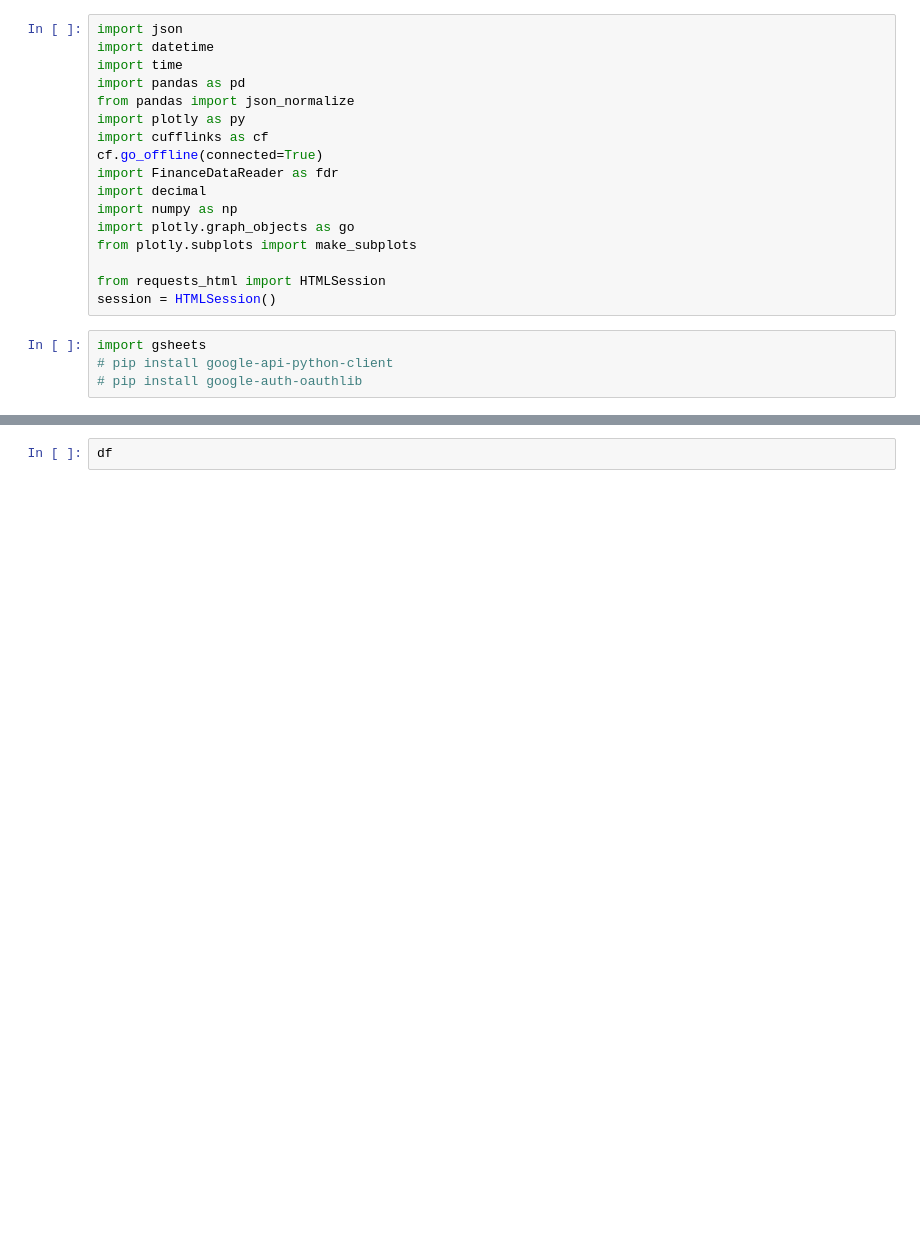
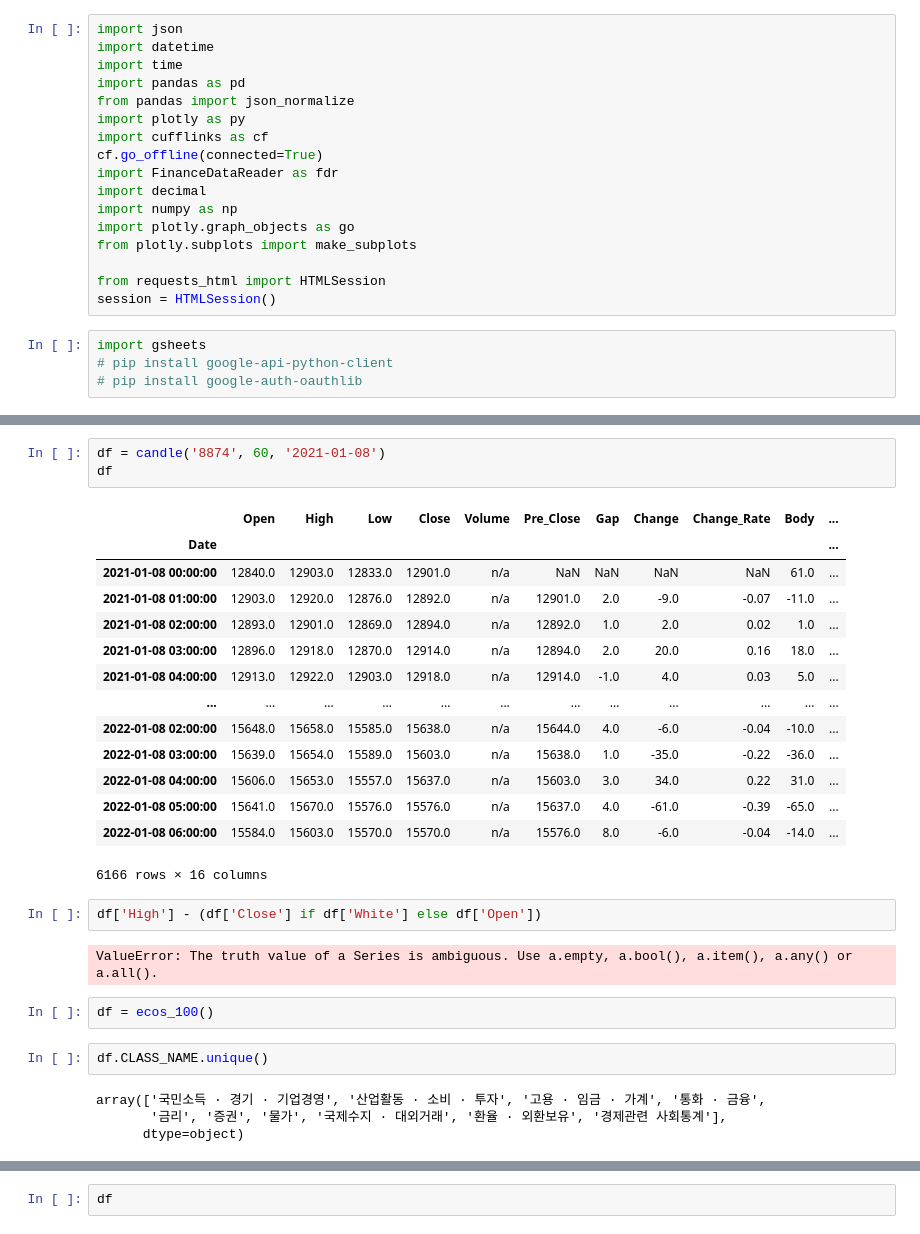
Before and after one commit to pickmoment/moondata, a Jupyter notebook: test.ipynb, the cells around one changed output, grey strips where cells are left out. Drawn from its saved outputs; the diff is of its cells as text; blank space fills up the shorter version.

Commit message:
modify candle

```diff
--- a/test.ipynb
+++ b/test.ipynb
@@ -178,0 +236,30 @@ def sheet_df(doc_id):
+# %%
+df = candle('8874', 60, '2021-01-08')
+df
+# %% [output]
+|  | Open | High | Low | Close | Volume | Pre_Close | Gap | Change | Change_Rate | Body | ... |
+| Date |  |  |  |  |  |  |  |  |  |  | ... |
+| 2021-01-08 00:00:00 | 12840.0 | 12903.0 | 12833.0 | 12901.0 | n/a | NaN | NaN | NaN | NaN | 61.0 | ... |
+| 2021-01-08 01:00:00 | 12903.0 | 12920.0 | 12876.0 | 12892.0 | n/a | 12901.0 | 2.0 | -9.0 | -0.07 | -11.0 | ... |
+| 2021-01-08 02:00:00 | 12893.0 | 12901.0 | 12869.0 | 12894.0 | n/a | 12892.0 | 1.0 | 2.0 | 0.02 | 1.0 | ... |
+| 2021-01-08 03:00:00 | 12896.0 | 12918.0 | 12870.0 | 12914.0 | n/a | 12894.0 | 2.0 | 20.0 | 0.16 | 18.0 | ... |
+| 2021-01-08 04:00:00 | 12913.0 | 12922.0 | 12903.0 | 12918.0 | n/a | 12914.0 | -1.0 | 4.0 | 0.03 | 5.0 | ... |
+| ... | ... | ... | ... | ... | ... | ... | ... | ... | ... | ... | ... |
+| 2022-01-08 02:00:00 | 15648.0 | 15658.0 | 15585.0 | 15638.0 | n/a | 15644.0 | 4.0 | -6.0 | -0.04 | -10.0 | ... |
+| 2022-01-08 03:00:00 | 15639.0 | 15654.0 | 15589.0 | 15603.0 | n/a | 15638.0 | 1.0 | -35.0 | -0.22 | -36.0 | ... |
+| 2022-01-08 04:00:00 | 15606.0 | 15653.0 | 15557.0 | 15637.0 | n/a | 15603.0 | 3.0 | 34.0 | 0.22 | 31.0 | ... |
+| 2022-01-08 05:00:00 | 15641.0 | 15670.0 | 15576.0 | 15576.0 | n/a | 15637.0 | 4.0 | -61.0 | -0.39 | -65.0 | ... |
+| 2022-01-08 06:00:00 | 15584.0 | 15603.0 | 15570.0 | 15570.0 | n/a | 15576.0 | 8.0 | -6.0 | -0.04 | -14.0 | ... |
+6166 rows × 16 columns
+# %%
+df['High'] - (df['Close'] if df['White'] else df['Open'])
+# %% [output]
+ValueError: The truth value of a Series is ambiguous. Use a.empty, a.bool(), a.item(), a.any() or a.all().
+# %%
+df = ecos_100()
+# %%
+df.CLASS_NAME.unique()
+# %% [output]
+array(['국민소득 · 경기 · 기업경영', '산업활동 · 소비 · 투자', '고용 · 임금 · 가계', '통화 · 금융',
+       '금리', '증권', '물가', '국제수지 · 대외거래', '환율 · 외환보유', '경제관련 사회통계'],
+      dtype=object)
```
Also changed, not shown: parts of 18 cells of this notebook.
